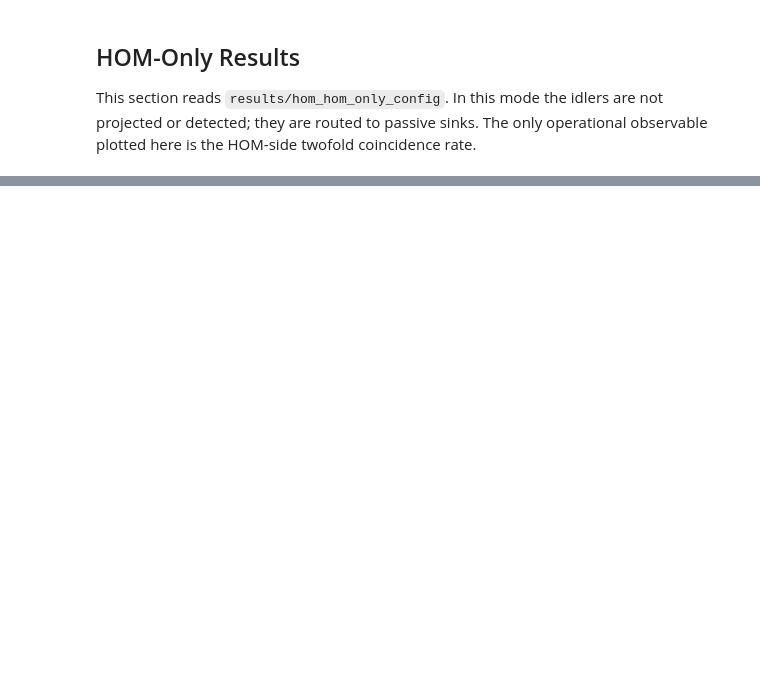
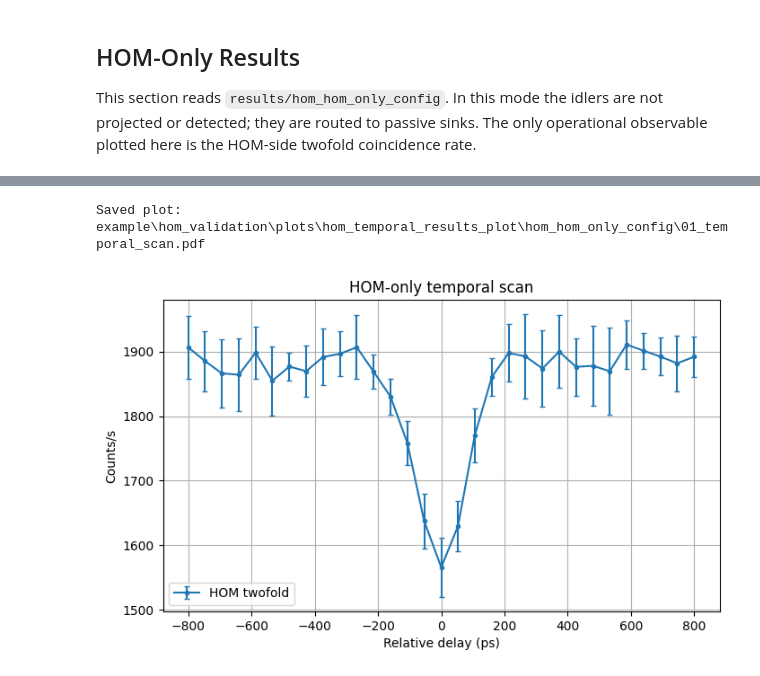
Before and after one commit to amlabdr/SeQUeNCe, a Jupyter notebook: example/hom_validation/hom_temporal_results_plot.ipynb, the cells around one changed output, grey strips where cells are left out. Drawn from its saved outputs; the diff is of its cells as text; code cells hidden in the pictures; blank space fills up the shorter version.

```diff
--- a/example/hom_validation/hom_temporal_results_plot.ipynb
+++ b/example/hom_validation/hom_temporal_results_plot.ipynb
@@ -138,6 +199,7 @@ This section reads `results/hom_hom_only_config`. In this mode the idlers are no
 # %%
 HOM_ONLY_CONFIG_NAME = 'hom_hom_only_config'
 HOM_ONLY_RESULTS_DIR = EXAMPLE_DIR / 'results' / HOM_ONLY_CONFIG_NAME
+HOM_ONLY_PLOTS_DIR = PLOTS_ROOT / HOM_ONLY_CONFIG_NAME
 
 def load_hom_only_csv(name: str) -> pd.DataFrame:
     path = HOM_ONLY_RESULTS_DIR / name
@@ -181,20 +255,24 @@ hom_temporal_summary.head()
 # %%
 fig, ax = plt.subplots()
 ax.errorbar(
     hom_temporal_summary['delay_ps'],
     hom_temporal_summary['mean'],
     yerr=hom_temporal_summary['std'],
     marker='o',
     ms=3,
     lw=1.5,
     capsize=2,
     label='HOM twofold',
 )
 ax.set_xlabel('Relative delay (ps)')
 ax.set_ylabel('Counts/s')
 ax.set_title('HOM-only temporal scan')
 ax.legend()
+save_pdf(fig, '01_temporal_scan', HOM_ONLY_PLOTS_DIR)
 plt.show()
+# %% [output]
+Saved plot: example\hom_validation\plots\hom_temporal_results_plot\hom_hom_only_config\01_temporal_scan.pdf
+[figure, added]
 # %%
 fig, ax = plt.subplots()
 ax.errorbar(
```
Also changed, not shown: parts of 12 cells of this notebook, 25 other files.
